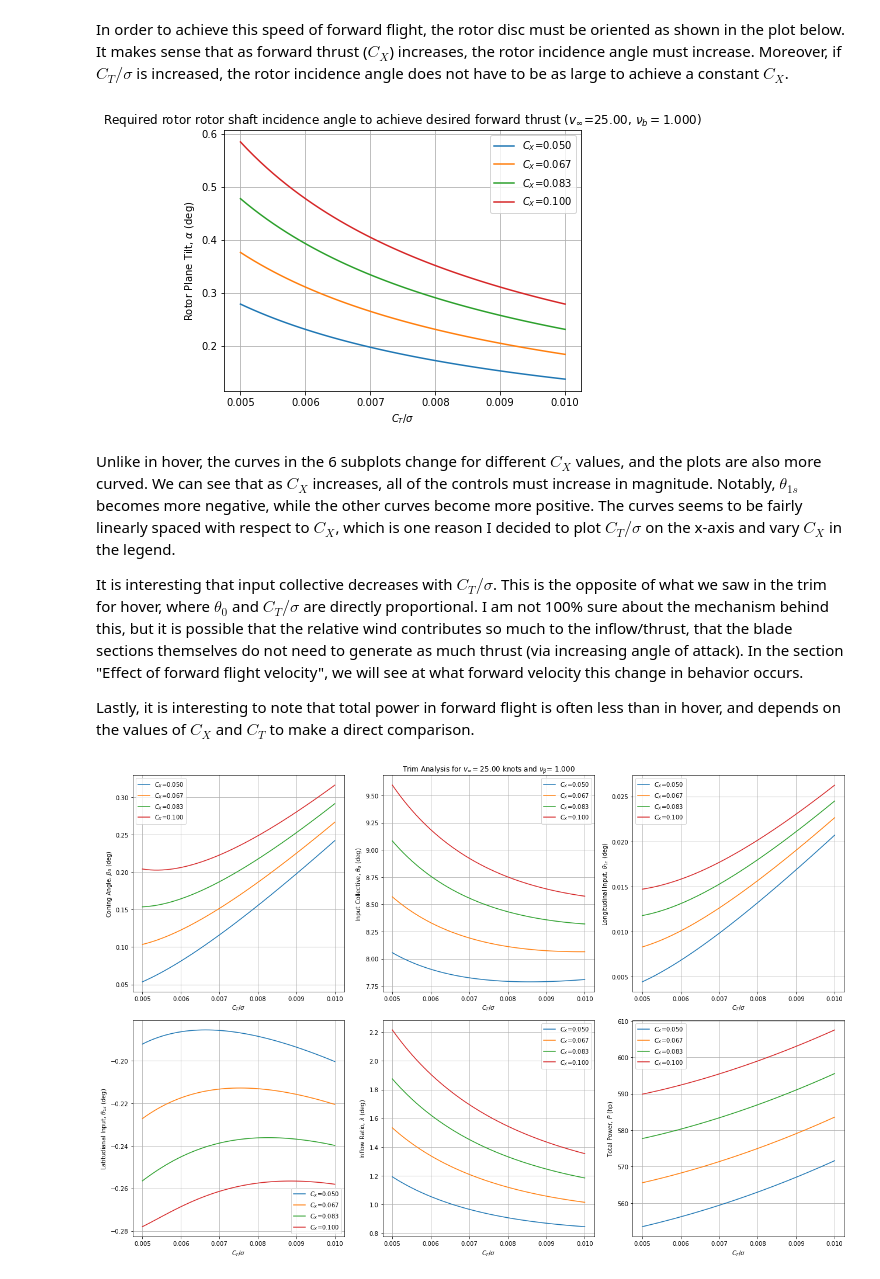
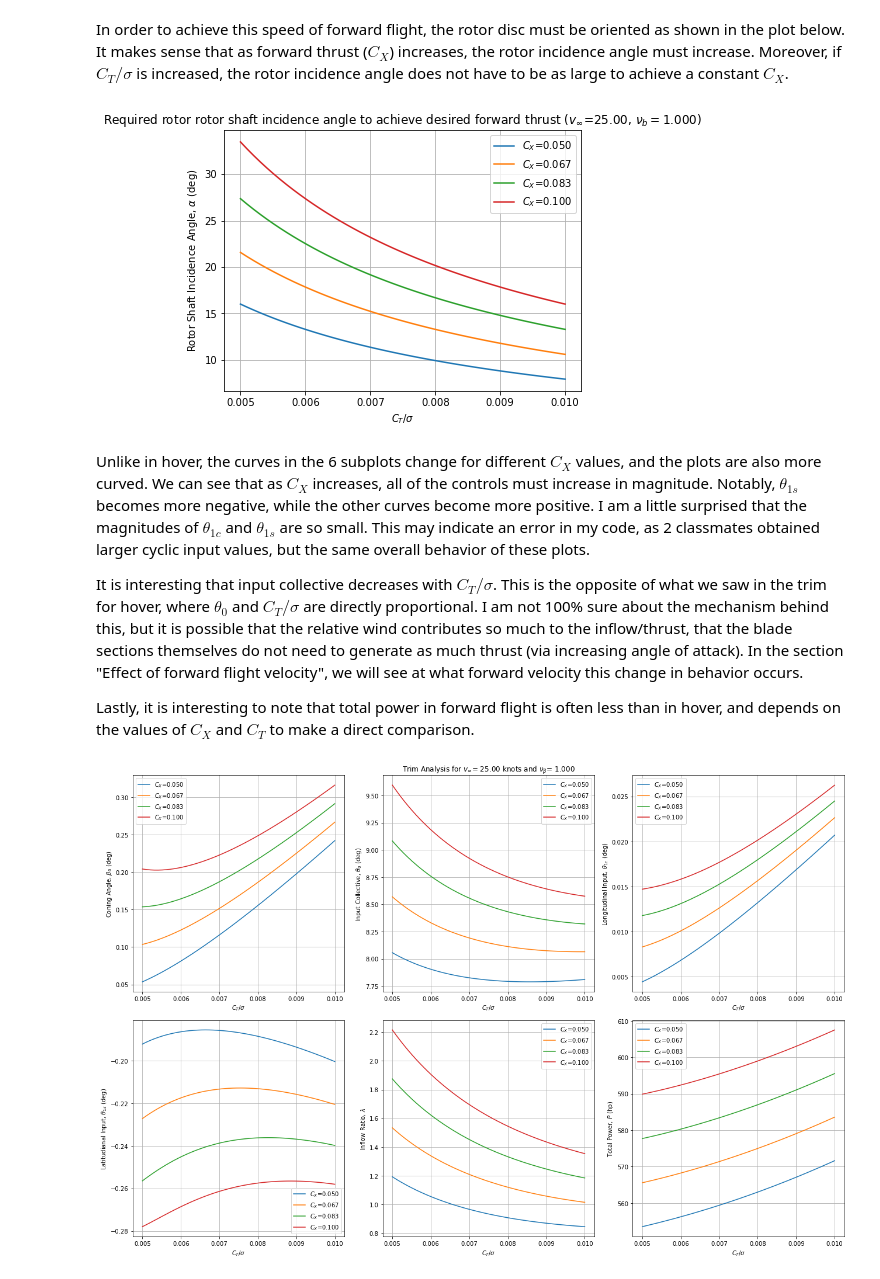
Before and after one commit to nruhl25/HoveringVehicleDesign, a Jupyter notebook: proj2/proj2_report.ipynb, the cells around one changed output. Saved outputs shown, nothing was run; the diff lists cells and outputs as text; code cells hidden in the pictures.

```diff
--- a/proj2/proj2_report.ipynb
+++ b/proj2/proj2_report.ipynb
@@ -63,7 +64,7 @@ from plotter import plot_trim_vary_flap_frequency, plot_trim_vary_velocity, plot
 N_CT = 50
 N_CX = 4
 CT_norm_list = np.linspace(0.005, 0.01, N_CT)
-CT_list = CT_norm_list*sigma
+CT_list = sigma*CT_norm_list
 CX_list = np.linspace(0.05, 0.1, N_CX)
 # %% [markdown]
 ### Trim Analysis in Hover ($v_\infty=0$ knots, $\nu_\beta=1.0$)
@@ -93,12 +94,12 @@ In order to achieve this speed of forward flight, the rotor disc must be oriente
 # %%
 v_inf = knots2mps(25)  # m/s (since vtip is defined in m/s)
 nu_b = 1.0
 
-plot_rotor_disc_tilt(CX_list, CT_norm_list, v_inf, nu_b)
+plot_rotor_disc_tilt(CX_list, CT_list, v_inf, nu_b)
 # %% [output]
-[figure, old version]
+[figure, new version]
 # %% [markdown]
-Unlike in hover, the curves in the 6 subplots change for different $C_X$ values, and the plots are also more curved. We can see that as $C_X$ increases, all of the controls must increase in magnitude. Notably, $\theta_{1s}$ becomes more negative, while the other curves become more positive. The curves seems to be fairly linearly spaced with respect to $C_X$, which is one reason I decided to plot $C_T/\sigma$ on the x-axis and vary $C_X$ in the legend.
+Unlike in hover, the curves in the 6 subplots change for different $C_X$ values, and the plots are also more curved. We can see that as $C_X$ increases, all of the controls must increase in magnitude. Notably, $\theta_{1s}$ becomes more negative, while the other curves become more positive. I am a little surprised that the magnitudes of $\theta_{1c}$ and $\theta_{1s}$ are so small. This may indicate an error in my code, as 2 classmates obtained larger cyclic input values, but the same overall behavior of these plots.
 
 It is interesting that input collective decreases with $C_T/\sigma$. This is the opposite of what we saw in the trim for hover, where $\theta_0$ and $C_T/\sigma$ are directly proportional. I am not 100% sure about the mechanism behind this, but it is possible that the relative wind contributes so much to the inflow/thrust, that the blade sections themselves do not need to generate as much thrust (via increasing angle of attack). In the section "Effect of forward flight velocity", we will see at what forward velocity this change in behavior occurs.
 
```
Also changed, not shown: parts of 8 cells of this notebook, 3 other files.
